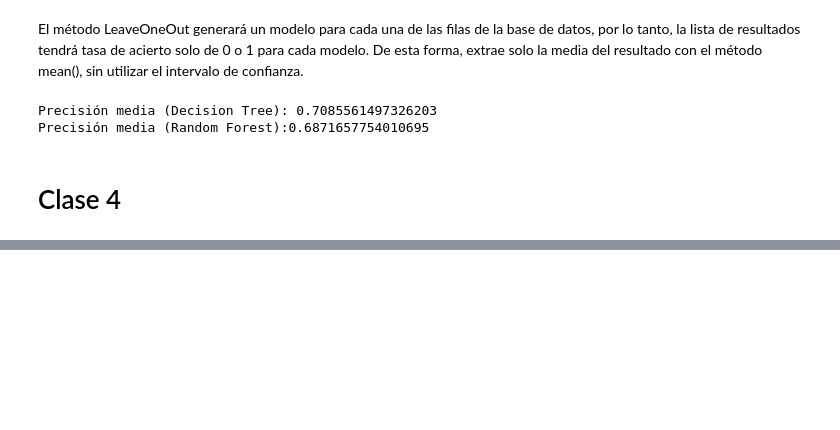
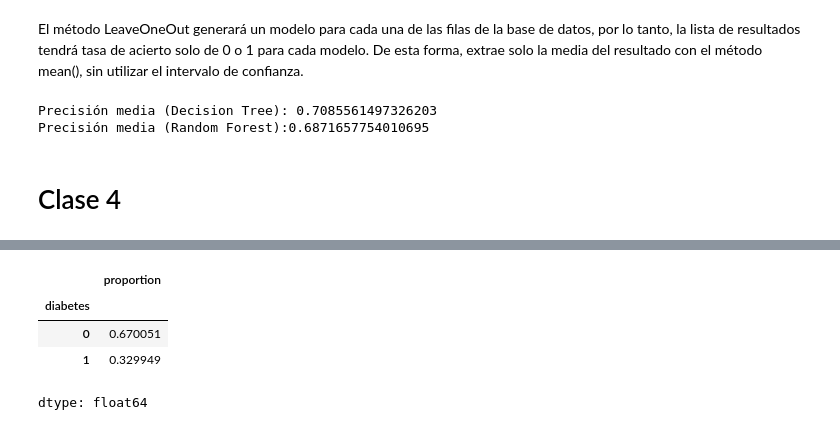
Before and after one commit to Tecindes/Ejercicios-Propuestos, a Jupyter notebook: Ejercicios.ipynb, the cells around one changed output, grey strips where cells are left out. Saved outputs shown, nothing was run; the diff lists cells and outputs as text; code cells hidden in the pictures; blank space fills up the shorter version.

```diff
--- a/Ejercicios.ipynb
+++ b/Ejercicios.ipynb
@@ -609,0 +649,10 @@ Precisión media (Random Forest):0.6871657754010695
+# %%
+# 1 - Para chequear la proporción de los datos en la variable objetivo, podemos usar el método value_counts que realiza el conteo de los datos
+# de cada categoría de la columna. También podemos usar el parámetro normalize = True para devolver el resultado en porcentaje:
+datos['diabetes'].value_counts(normalize = True)
+# %% [output]
+|  | proportion |
+| diabetes |  |
+| 0 | 0.670051 |
+| 1 | 0.329949 |
+dtype: float64
```
Also changed, not shown: parts of 18 cells of this notebook.
